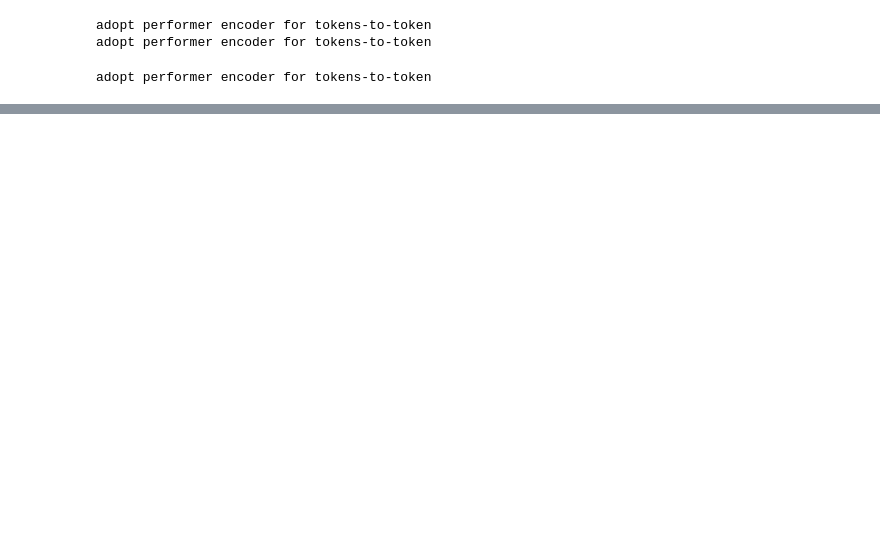
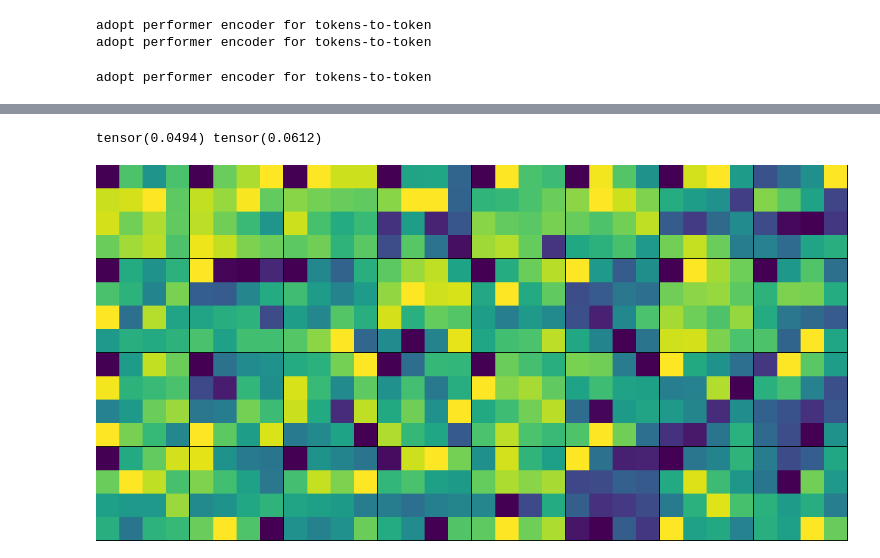
Before and after one commit to jacek-tomasz-rutkowski/magisterka, a Jupyter notebook: T2T_ViT/visualize_explainer.ipynb, the cells around one changed output, grey strips where cells are left out. Drawn from its saved outputs; the diff is of its cells as text; code cells hidden in the pictures; blank space fills up the shorter version.

```diff
--- a/T2T_ViT/visualize_explainer.ipynb
+++ b/T2T_ViT/visualize_explainer.ipynb
@@ -64,0 +86,48 @@ torch.Size([32, 196, 10])
+# %%
+from vit_shapley.CIFAR_10_Dataset import _tensor_to_image, _make_image_grid
+import PIL.Image
+
+def get_heatmaps(values: torch.Tensor, images_shape: tuple[int, int, int, int], vmin: float = None, vmax: float = None) -> list[PIL.Image.Image]:
+    """
+    Args:
+    - values: (B, num_players)
+    - images_shape: (B, C, H, W)
+    """
+    B, num_players = shap_values.shape
+    _B, C, H, W = images_shape
+    assert B == _B and C == 3, f"Shape mismatch {shap_values.shape=}, {images_shape=}"
+    print(values.min(), values.max())
+
+    mask_H = int(np.round(np.sqrt(num_players)))
+    mask_W = mask_H
+    assert mask_H * mask_W == num_players, f"{num_players=}, expected a square number."
+    values = values.view(B, mask_H, mask_W)
+
+    # Upscale masks to image size.
+    h_repeats, w_repeats = int(np.ceil(H / mask_H)), int(np.ceil(W / mask_W))
+    values = values.repeat_interleave(h_repeats, dim=1).repeat_interleave(w_repeats, dim=2)
+    values = values[:, :H, :W]
+
+    if vmin is None:
+        # vmin = values.min()
+        vmin = values.min(dim=2, keepdim=True)[0].min(dim=1, keepdim=True)[0]
+    if vmax is None:
+        # vmax = values.max()
+        vmax = values.max(dim=2, keepdim=True)[0].max(dim=1, keepdim=True)[0]
+    values = (values - vmin) / (vmax - vmin + 1e-8)  # Normalize to [0, 1]
+
+    color_map = plt.get_cmap('viridis')
+    values = color_map(values)  # (B, H, W, 4)
+    values = values[:, :, :, :3]  # Remove alpha channel
+    values = torch.tensor(values).permute(0, 3, 1, 2)  # (B, C, H, W)
+
+    # values = values.unsqueeze(dim=1).expand(-1, 3, -1, -1)  # Add C dimension
+    # Masks now have shape (B, 1, H, W)
+
+    return [_tensor_to_image(v, scale=0.5, mean=0, std=1) for v in values]
+
+heatmap_grid = _make_image_grid(get_heatmaps(shap_values, images.shape))
+heatmap_grid
+# %% [output]
+tensor(0.0494) tensor(0.0612)
+[figure, added]
```
Also changed, not shown: parts of 12 cells of this notebook, 3 other files.
